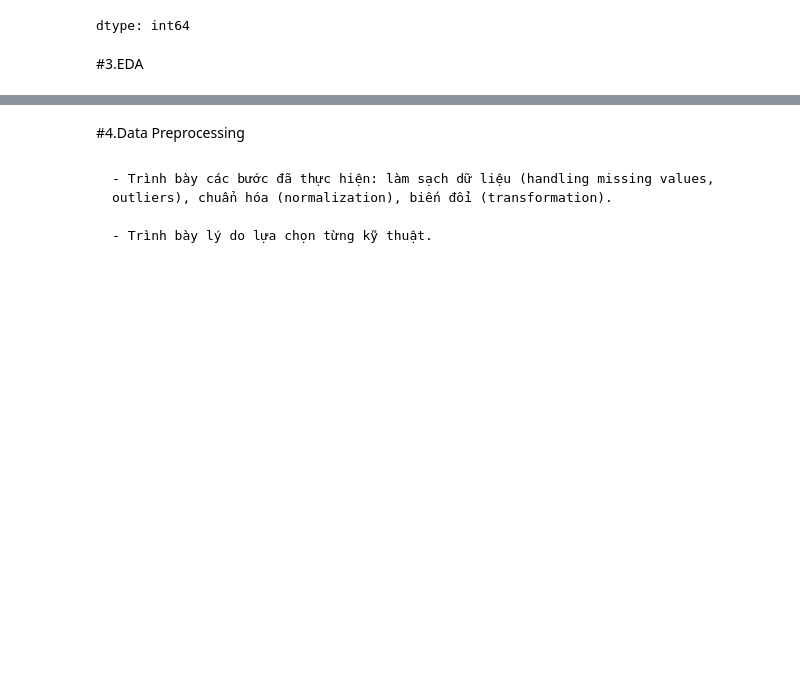
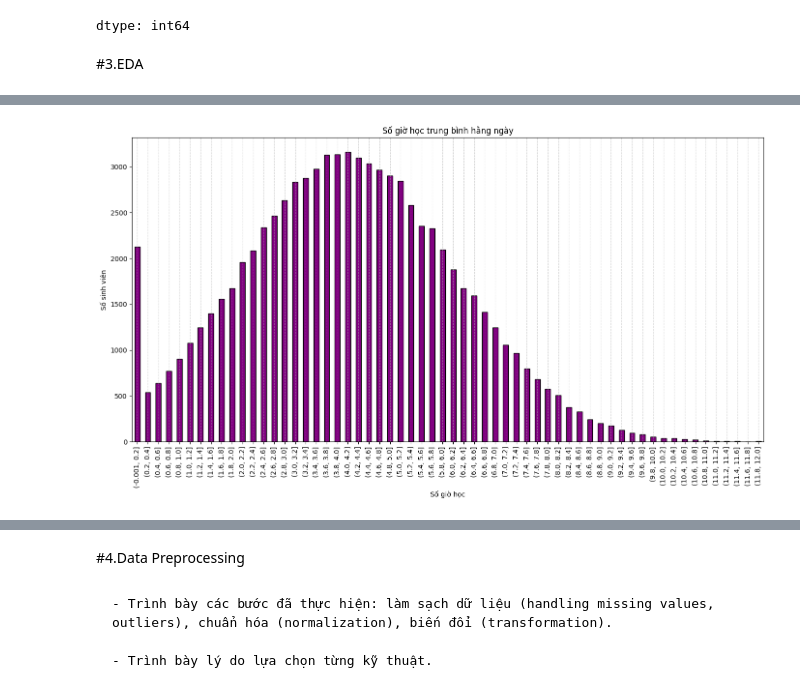
Before and after one commit to Vo-Hao250604/Student-Habits-and-Academic-Performance-Analysis, a Jupyter notebook: Student_Habits_and_Academic_Performance_Analysis.ipynb, the cells around one changed output, grey strips where cells are left out. Saved outputs shown, nothing was run; the diff lists cells and outputs as text; code cells hidden in the pictures; blank space fills up the shorter version.

```diff
--- a/Student_Habits_and_Academic_Performance_Analysis.ipynb
+++ b/Student_Habits_and_Academic_Performance_Analysis.ipynb
@@ -292,0 +377,14 @@ dtype: int64
+# %%
+#Biểu đồ số giờ học trung bình hằng ngày
+bins = np.arange(0,12.2,0.2)
+pho_study_hours_per_day = df['study_hours_per_day'].value_counts(bins=bins).sort_index()
+
+pho_study_hours_per_day.plot(kind='bar', figsize=(14,8), color="purple", edgecolor="black")
+plt.title("Số giờ học trung bình hằng ngày")
+plt.xlabel("Số giờ học")
+plt.ylabel("Số sinh viên")
+plt.grid(axis='x', linestyle='--', alpha=0.5)
+plt.tight_layout()
+plt.show()
+# %% [output]
+[figure, added]
```
Also changed, not shown: parts of 18 cells of this notebook.
